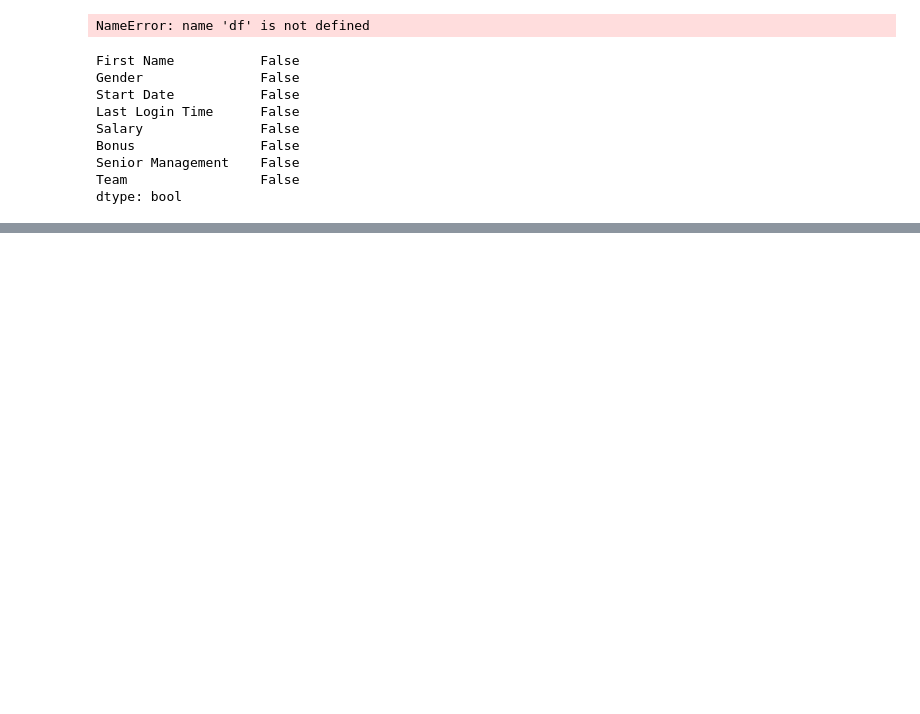
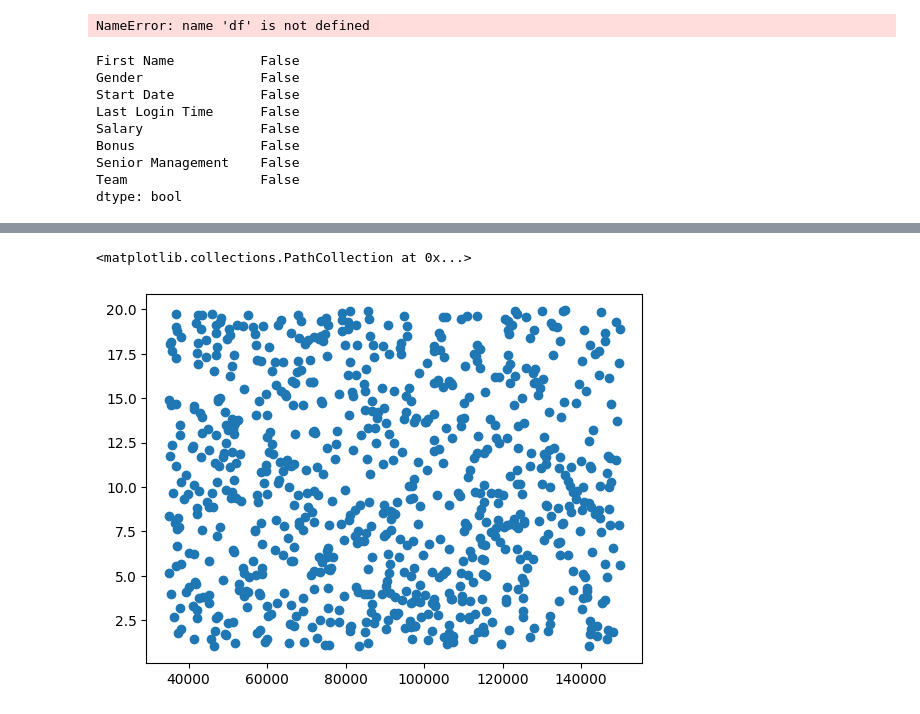
Before and after one commit to devmanagement23/numpyproject1, a Jupyter notebook: EmployeeDataAnaylsis.ipynb, the cells around one changed output, grey strips where cells are left out. Saved outputs shown, nothing was run; the diff lists cells and outputs as text; code cells hidden in the pictures; blank space fills up the shorter version.

```diff
--- a/EmployeeDataAnaylsis.ipynb
+++ b/EmployeeDataAnaylsis.ipynb
@@ -445,3 +445,7 @@ Bonus                False
 Senior Management    False
 Team                 False
 dtype: bool
+# %%
+import pandas as pd
+df4 = pd.read_csv('emp2.csv')
+df4.sample(20)
@@ -447,0 +470,2 @@ dtype: bool
+# %%
+df4.dropna(inplace = True)
@@ -447,0 +490,6 @@ dtype: bool
+# %%
+import matplotlib.pyplot as plt
+plt.scatter(df4['Salary'],df4['Bonus'])
+# %% [output]
+<matplotlib.collections.PathCollection at 0x...>
+[figure, added]
```
Also changed, not shown: parts of 11 cells of this notebook, 5 other files.
